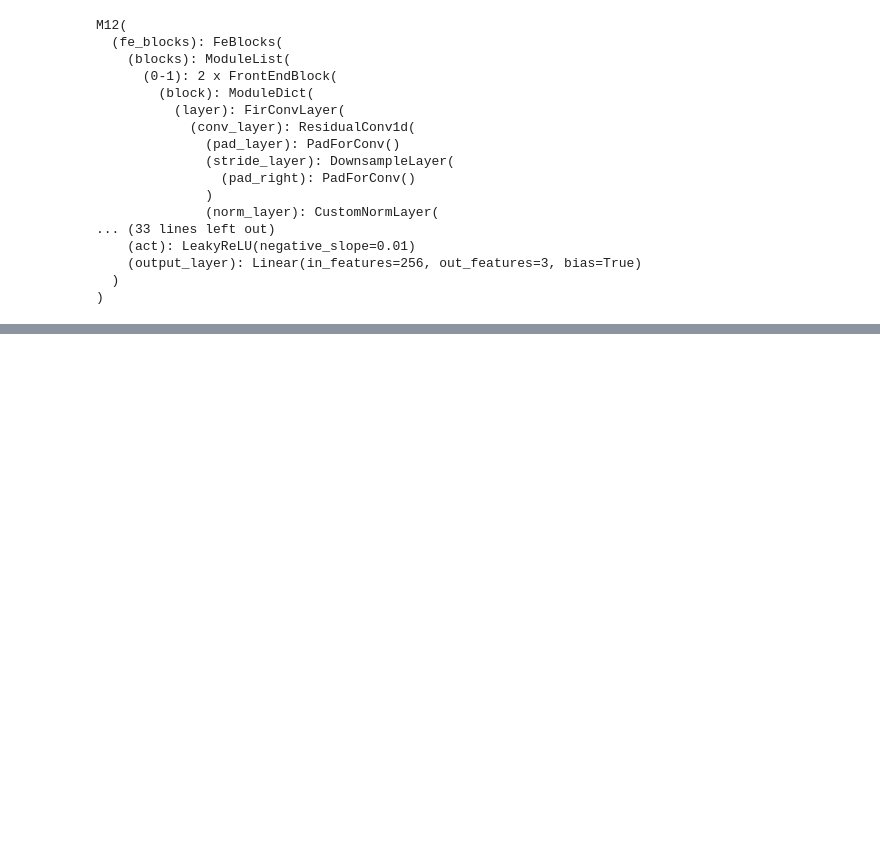
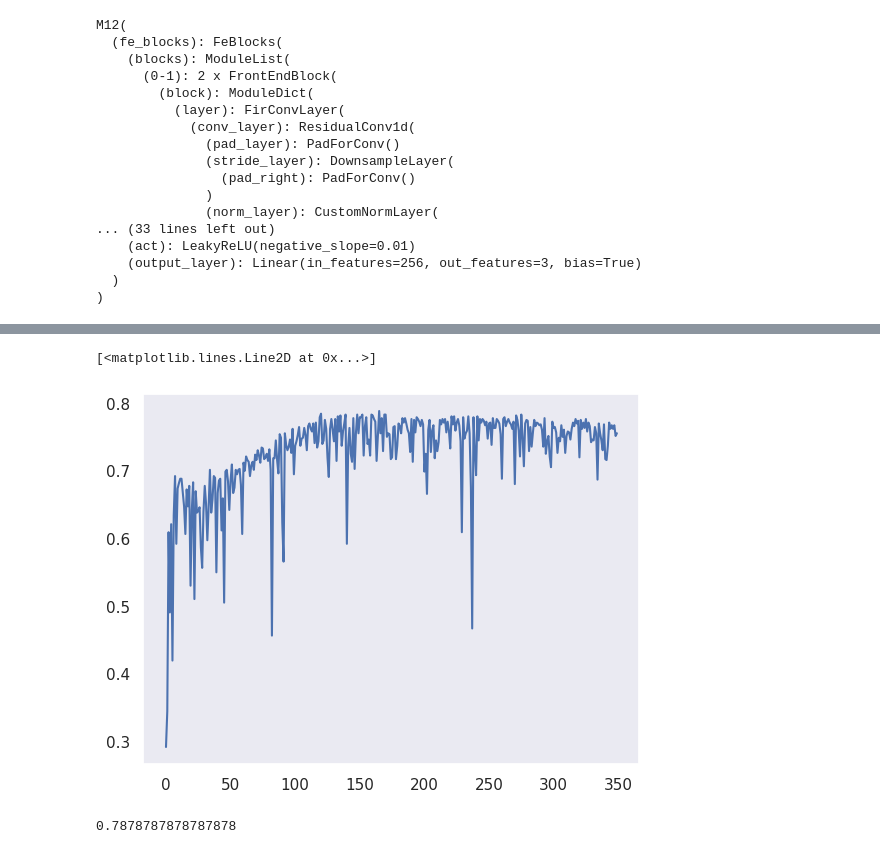
Before and after one commit to vnlinh112/IConNet, a Jupyter notebook: notebooks/cremad_label3_m12new.ipynb, the cells around one changed output, grey strips where cells are left out. Cells and saved outputs as stored; diff of their text form; code cells hidden in the pictures; blank space fills up the shorter version.

```diff
--- a/notebooks/cremad_label3_m12new.ipynb
+++ b/notebooks/cremad_label3_m12new.ipynb
@@ -924,0 +927,9 @@ Mem before-during-after: 26013184 113959424 26017280
+# %%
+plt.plot(test_accuracy)
+# %% [output]
+[<matplotlib.lines.Line2D at 0x...>]
+[figure, added]
+# %%
+best_accuracy
+# %% [output]
+0.7878787878787878
```
Also changed, not shown: parts of 6 cells of this notebook, 1 other file.
